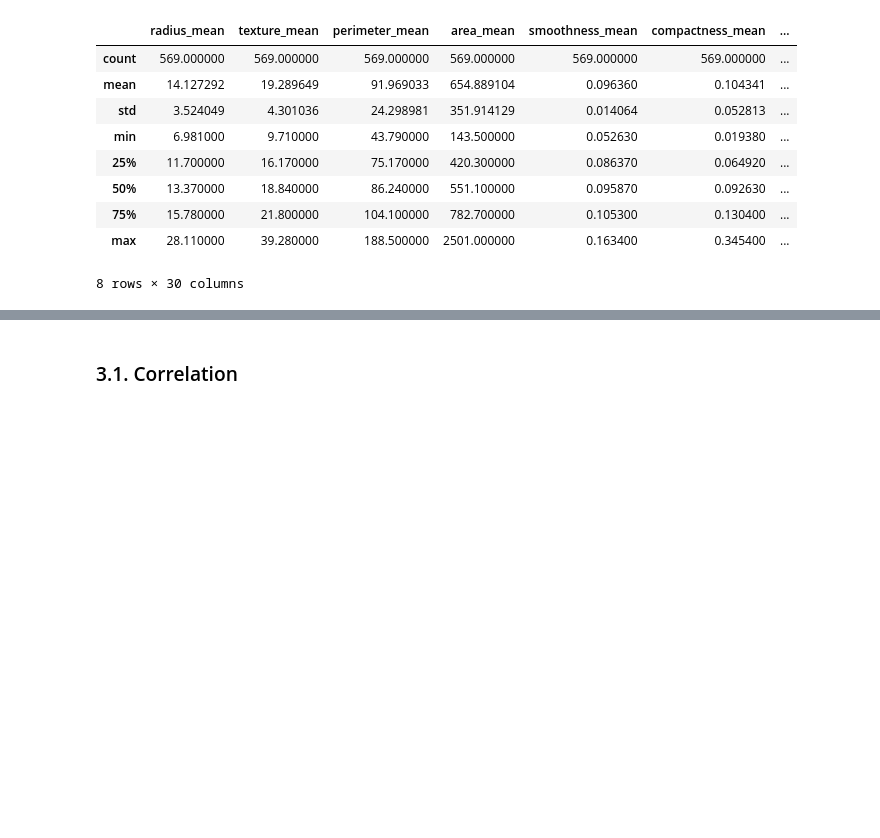
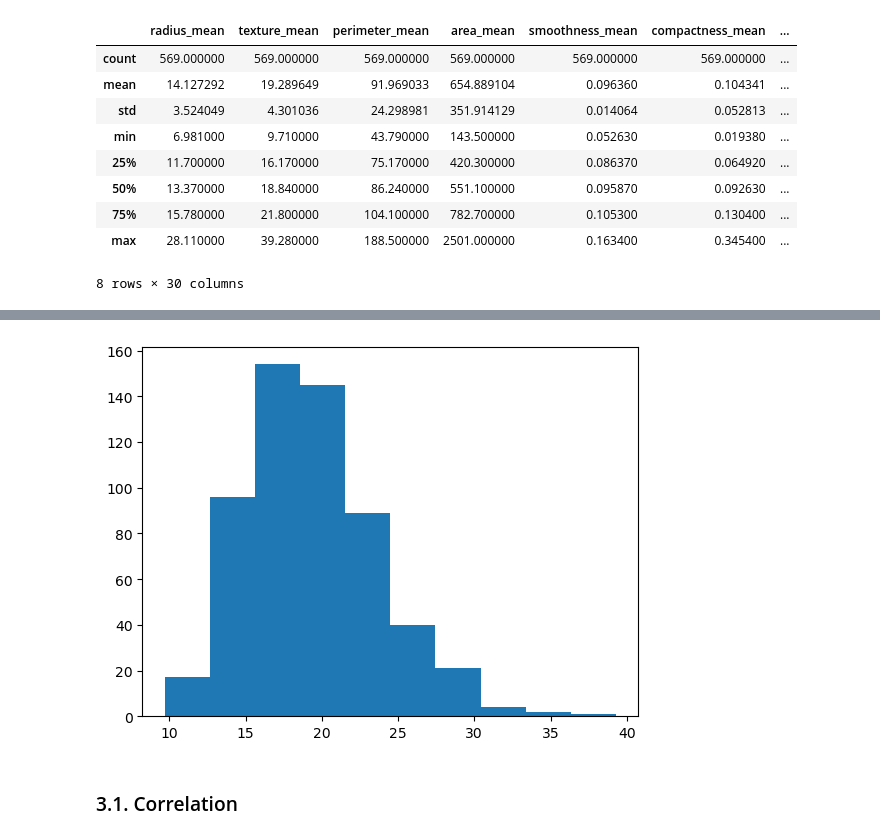
Before and after one commit to Tanja888/PfDA-Project2, a Jupyter notebook: Wisconsin-Breast-Cancer-analysis.ipynb, the cells around one changed output, grey strips where cells are left out. Drawn from its saved outputs; the diff is of its cells as text; code cells hidden in the pictures; blank space fills up the shorter version.

```diff
--- a/Wisconsin-Breast-Cancer-analysis.ipynb
+++ b/Wisconsin-Breast-Cancer-analysis.ipynb
@@ -151,3 +156,7 @@ cancer.describe()
+# %%
+plt.hist(cancer['texture_mean']);
+# %% [output]
+[figure, added]
 # %% [markdown]
 ### 3.1. Correlation
 # %% [markdown]
```
Also changed, not shown: parts of 20 cells of this notebook.
